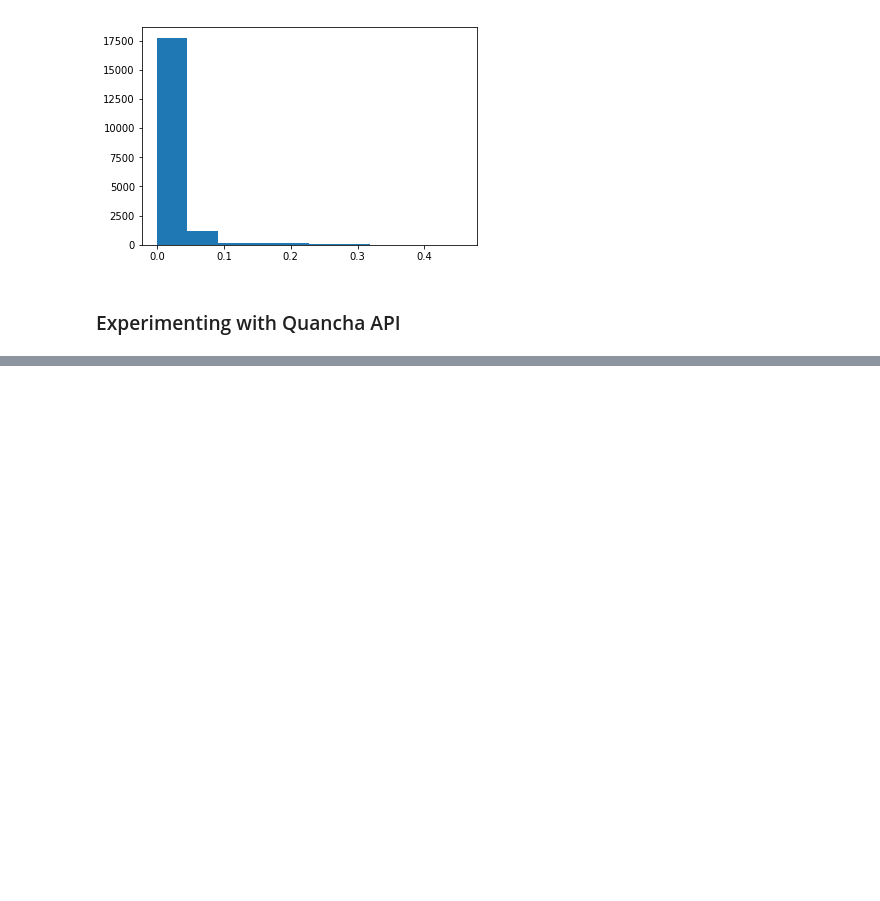
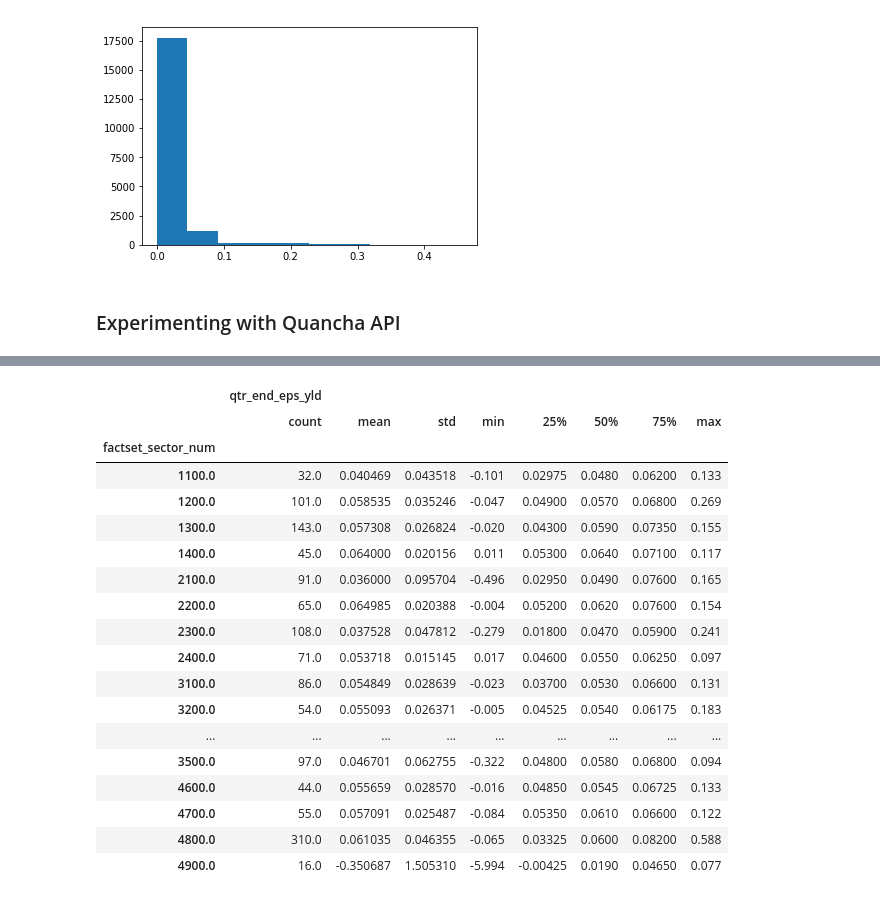
Before and after one commit to jlewis425/anomalies-in-earnings-release-reactions, a Jupyter notebook: fsm_sandbox.ipynb, the cells around one changed output, grey strips where cells are left out. Saved outputs shown, nothing was run; the diff lists cells and outputs as text; code cells hidden in the pictures; blank space fills up the shorter version.

```diff
--- a/fsm_sandbox.ipynb
+++ b/fsm_sandbox.ipynb
@@ -609,3 +609,5 @@ for d in dates:
     new_dates.append(reformatted)
 # %%
 new_dates
+# %%
+qtr = pd.read_csv('data/features_1q14.csv')
@@ -611,0 +626,2 @@ new_dates
+# %%
+sectors = qtr['factset_sector_num']
@@ -611,0 +653,2 @@ new_dates
+# %%
+df = pd.concat([sectors, ylds], axis=1)
@@ -611,0 +663,24 @@ new_dates
+# %%
+sector_avgs = df.groupby('factset_sector_num').describe()
+# %%
+sector_avgs
+# %% [output]
+|  | qtr_end_eps_yld |  |  |  |  |  |  |  |
+|  | count | mean | std | min | 25% | 50% | 75% | max |
+| factset_sector_num |  |  |  |  |  |  |  |  |
+| 1100.0 | 32.0 | 0.040469 | 0.043518 | -0.101 | 0.02975 | 0.0480 | 0.06200 | 0.133 |
+| 1200.0 | 101.0 | 0.058535 | 0.035246 | -0.047 | 0.04900 | 0.0570 | 0.06800 | 0.269 |
+| 1300.0 | 143.0 | 0.057308 | 0.026824 | -0.020 | 0.04300 | 0.0590 | 0.07350 | 0.155 |
+| 1400.0 | 45.0 | 0.064000 | 0.020156 | 0.011 | 0.05300 | 0.0640 | 0.07100 | 0.117 |
+| 2100.0 | 91.0 | 0.036000 | 0.095704 | -0.496 | 0.02950 | 0.0490 | 0.07600 | 0.165 |
+| 2200.0 | 65.0 | 0.064985 | 0.020388 | -0.004 | 0.05200 | 0.0620 | 0.07600 | 0.154 |
+| 2300.0 | 108.0 | 0.037528 | 0.047812 | -0.279 | 0.01800 | 0.0470 | 0.05900 | 0.241 |
+| 2400.0 | 71.0 | 0.053718 | 0.015145 | 0.017 | 0.04600 | 0.0550 | 0.06250 | 0.097 |
+| 3100.0 | 86.0 | 0.054849 | 0.028639 | -0.023 | 0.03700 | 0.0530 | 0.06600 | 0.131 |
+| 3200.0 | 54.0 | 0.055093 | 0.026371 | -0.005 | 0.04525 | 0.0540 | 0.06175 | 0.183 |
+| ... | ... | ... | ... | ... | ... | ... | ... | ... |
+| 3500.0 | 97.0 | 0.046701 | 0.062755 | -0.322 | 0.04800 | 0.0580 | 0.06800 | 0.094 |
+| 4600.0 | 44.0 | 0.055659 | 0.028570 | -0.016 | 0.04850 | 0.0545 | 0.06725 | 0.133 |
+| 4700.0 | 55.0 | 0.057091 | 0.025487 | -0.084 | 0.05350 | 0.0610 | 0.06600 | 0.122 |
+| 4800.0 | 310.0 | 0.061035 | 0.046355 | -0.065 | 0.03325 | 0.0600 | 0.08200 | 0.588 |
+| 4900.0 | 16.0 | -0.350687 | 1.505310 | -5.994 | -0.00425 | 0.0190 | 0.04650 | 0.077 |
```
Also changed, not shown: parts of 7 cells of this notebook.
